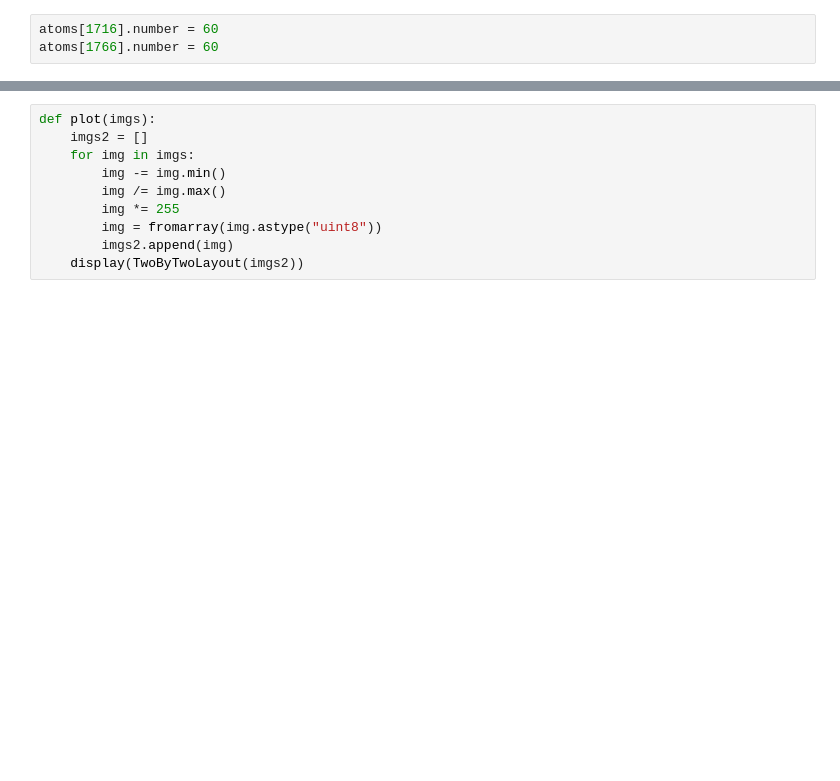
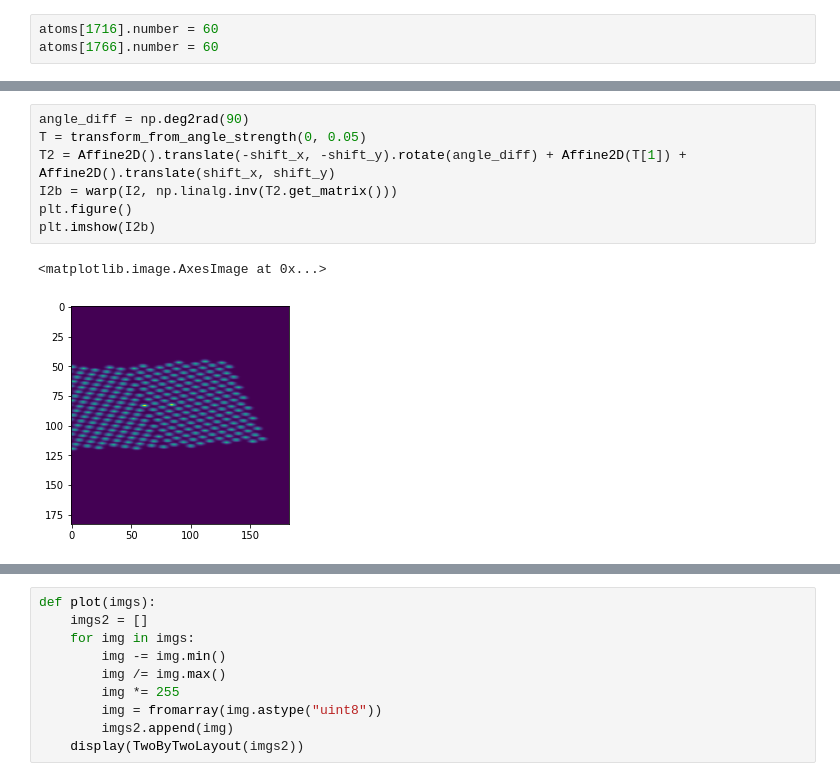
Before and after one commit to thomasaarholt/scanning-drift-corr, a Jupyter notebook: python/Rotate With Drift.ipynb, the cells around one changed output, grey strips where cells are left out. Saved outputs shown, nothing was run; the diff lists cells and outputs as text; blank space fills up the shorter version.

```diff
--- a/python/Rotate With Drift.ipynb
+++ b/python/Rotate With Drift.ipynb
@@ -57,0 +106,10 @@ I0, I1, I2 = img0.get(), img1.get(), img2.get()
+# %%
+angle_diff = np.deg2rad(90)
+T = transform_from_angle_strength(0, 0.05)
+T2 = Affine2D().translate(-shift_x, -shift_y).rotate(angle_diff) + Affine2D(T[1]) + Affine2D().translate(shift_x, shift_y)
+I2b = warp(I2, np.linalg.inv(T2.get_matrix()))
+plt.figure()
+plt.imshow(I2b)
+# %% [output]
+<matplotlib.image.AxesImage at 0x...>
+[figure, added]
```
Also changed, not shown: parts of 44 cells of this notebook, 3 other files.
